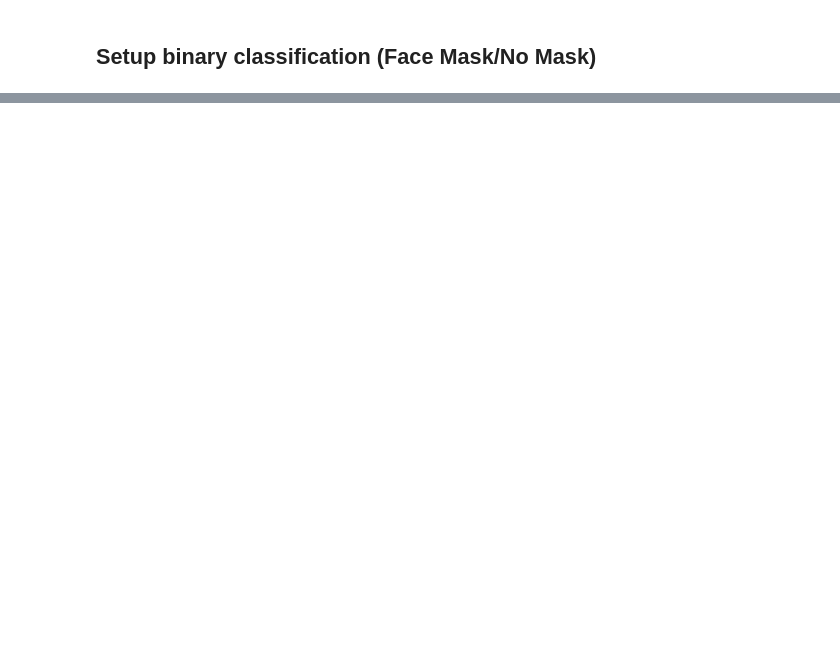
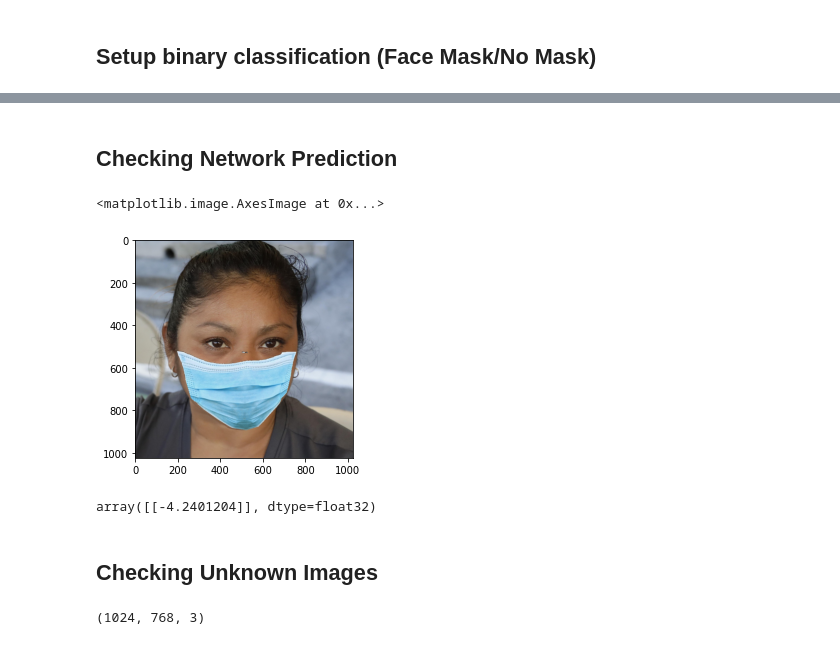
Before and after one commit to lovelyoyrmia/machine-learning-notebook, a Jupyter notebook: face_mask_detection_v2.ipynb, the cells around one changed output, grey strips where cells are left out. Saved outputs shown, nothing was run; the diff lists cells and outputs as text; code cells hidden in the pictures; blank space fills up the shorter version.

Commit message:
predict model face mask version 2

```diff
--- a/face_mask_detection_v2.ipynb
+++ b/face_mask_detection_v2.ipynb
@@ -225,0 +233,2 @@ labels[500:505]
+# %% [markdown]
+## Checking Network Prediction
@@ -225,0 +237,7 @@ labels[500:505]
+# %%
+frame = cv2.imread('Face_Mask/00002_Mask.jpg')
+# %%
+plt.imshow(cv2.cvtColor(frame, cv2.COLOR_BGR2RGB))
+# %% [output]
+<matplotlib.image.AxesImage at 0x...>
+[figure, added]
@@ -225,0 +248,12 @@ labels[500:505]
+# %%
+predictions = model_test.predict(final_image)
+predictions
+# %% [output]
+array([[-4.2401204]], dtype=float32)
+# %% [markdown]
+## Checking Unknown Images
+# %%
+frame = cv2.imread('vio.jpg')
+frame.shape
+# %% [output]
+(1024, 768, 3)
```
Also changed, not shown: parts of 22 cells of this notebook.
